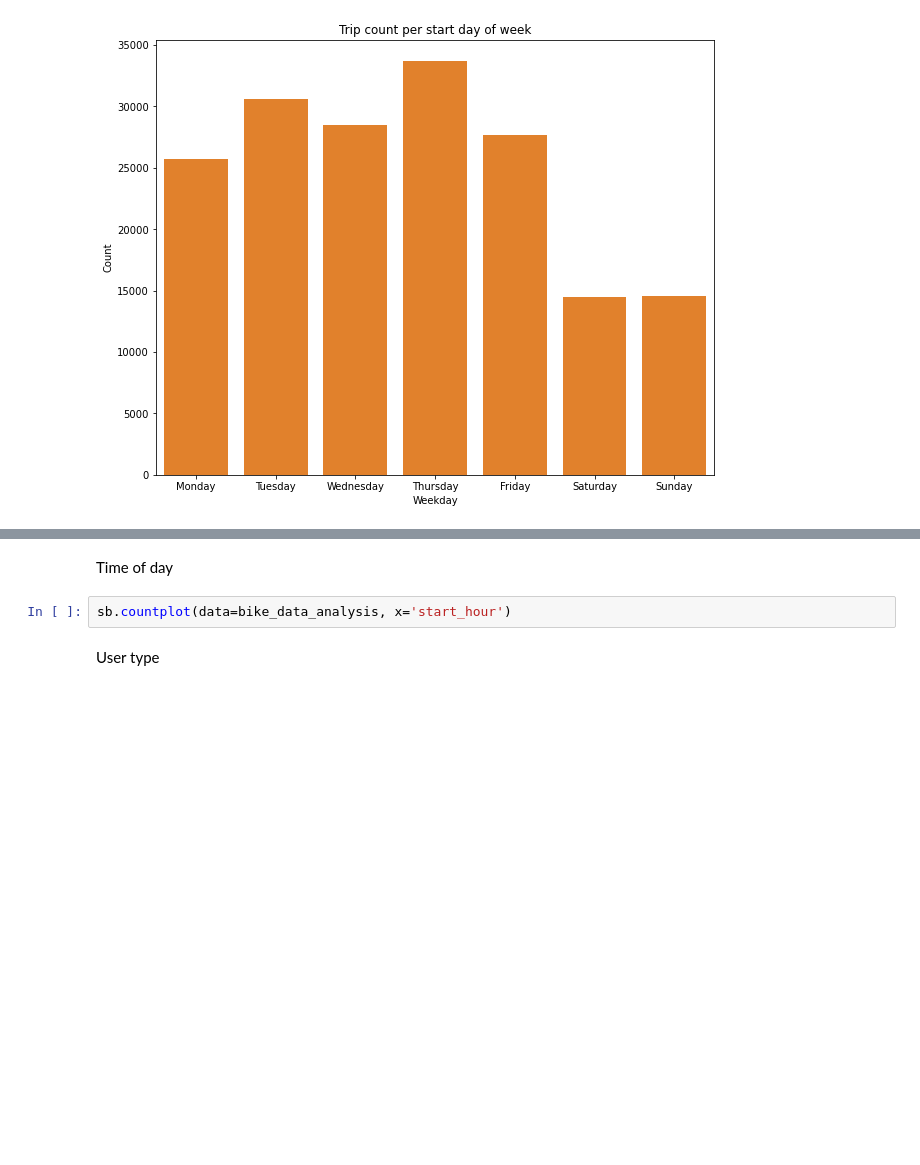
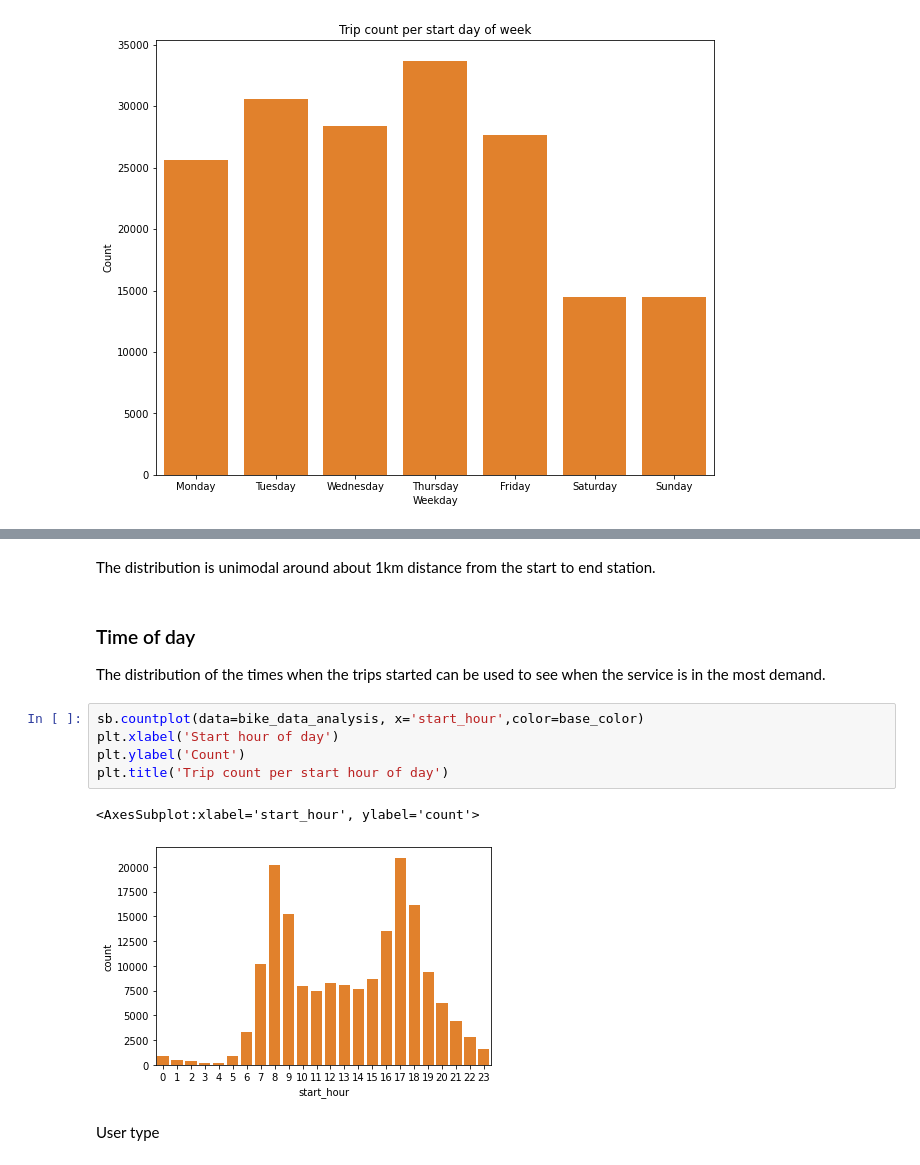
Before and after one commit to LukeConfait/udacity_data_analysis_projects, a Jupyter notebook: project_3/Part_I_exploration_template.ipynb, the cells around one changed output, grey strips where cells are left out. Cells and saved outputs as stored; diff of their text form; blank space fills up the shorter version.

```diff
--- a/project_3/Part_I_exploration_template.ipynb
+++ b/project_3/Part_I_exploration_template.ipynb
@@ -365,6 +396,15 @@ Text(0, 0.5, 'Count')
-# %% [markdown]
-Time of day
-# %%
-sb.countplot(data=bike_data_analysis, x='start_hour')
+# %% [markdown]
+The distribution is unimodal around about 1km distance from the start to end station.
+# %% [markdown]
+### Time of day
+The distribution of the times when the trips started can be used to see when the service is in the most demand.
+# %%
+sb.countplot(data=bike_data_analysis, x='start_hour',color=base_color)
+plt.xlabel('Start hour of day')
+plt.ylabel('Count')
+plt.title('Trip count per start hour of day')
+# %% [output]
+<AxesSubplot:xlabel='start_hour', ylabel='count'>
+[figure, added]
 # %% [markdown]
 User type
```
Also changed, not shown: parts of 30 cells of this notebook.
